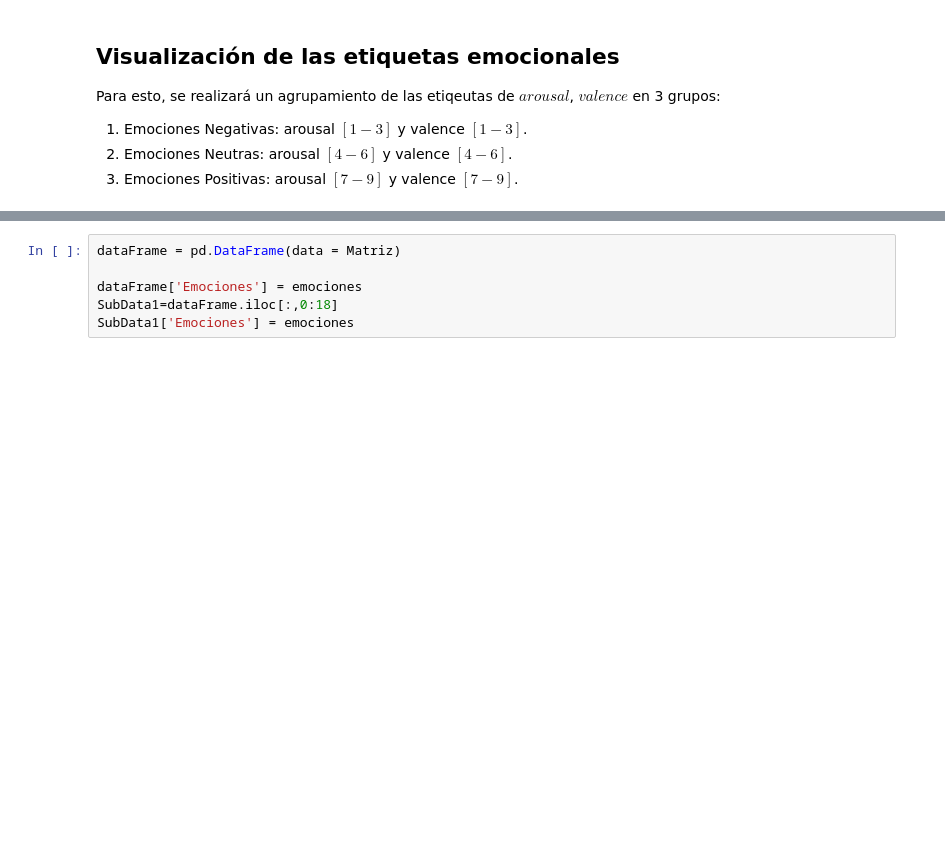
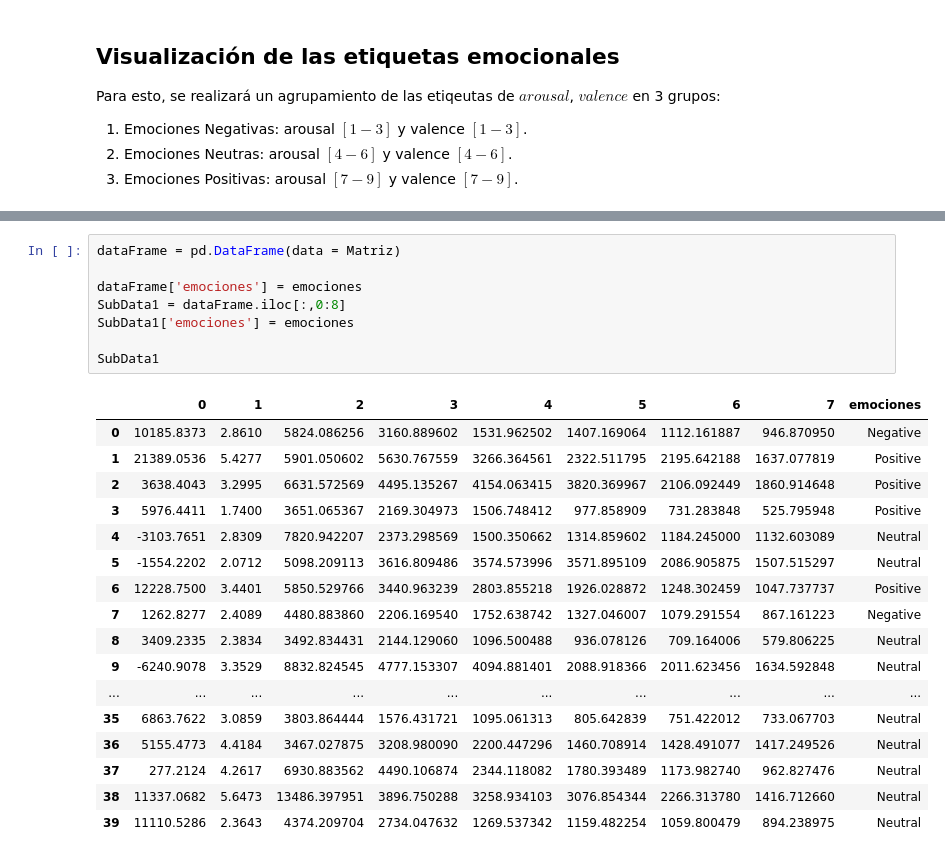
Before and after one commit to chape8/Se-alesIII, a Jupyter notebook: miniProyecto1_Intro.ipynb, the cells around one changed output, grey strips where cells are left out. Cells and saved outputs as stored; diff of their text form; blank space fills up the shorter version.

```diff
--- a/miniProyecto1_Intro.ipynb
+++ b/miniProyecto1_Intro.ipynb
@@ -476,9 +447,29 @@ for i in range(0,40):
 # %%
 dataFrame = pd.DataFrame(data = Matriz)
 
-dataFrame['Emociones'] = emociones
-SubData1=dataFrame.iloc[:,0:18]
-SubData1['Emociones'] = emociones
+dataFrame['emociones'] = emociones
+SubData1 = dataFrame.iloc[:,0:8]
+SubData1['emociones'] = emociones
+
+SubData1
+# %% [output]
+|  | 0 | 1 | 2 | 3 | 4 | 5 | 6 | 7 | emociones |
+| 0 | 10185.8373 | 2.8610 | 5824.086256 | 3160.889602 | 1531.962502 | 1407.169064 | 1112.161887 | 946.870950 | Negative |
+| 1 | 21389.0536 | 5.4277 | 5901.050602 | 5630.767559 | 3266.364561 | 2322.511795 | 2195.642188 | 1637.077819 | Positive |
+| 2 | 3638.4043 | 3.2995 | 6631.572569 | 4495.135267 | 4154.063415 | 3820.369967 | 2106.092449 | 1860.914648 | Positive |
+| 3 | 5976.4411 | 1.7400 | 3651.065367 | 2169.304973 | 1506.748412 | 977.858909 | 731.283848 | 525.795948 | Positive |
+| 4 | -3103.7651 | 2.8309 | 7820.942207 | 2373.298569 | 1500.350662 | 1314.859602 | 1184.245000 | 1132.603089 | Neutral |
+| 5 | -1554.2202 | 2.0712 | 5098.209113 | 3616.809486 | 3574.573996 | 3571.895109 | 2086.905875 | 1507.515297 | Neutral |
+| 6 | 12228.7500 | 3.4401 | 5850.529766 | 3440.963239 | 2803.855218 | 1926.028872 | 1248.302459 | 1047.737737 | Positive |
+| 7 | 1262.8277 | 2.4089 | 4480.883860 | 2206.169540 | 1752.638742 | 1327.046007 | 1079.291554 | 867.161223 | Negative |
+| 8 | 3409.2335 | 2.3834 | 3492.834431 | 2144.129060 | 1096.500488 | 936.078126 | 709.164006 | 579.806225 | Neutral |
+| 9 | -6240.9078 | 3.3529 | 8832.824545 | 4777.153307 | 4094.881401 | 2088.918366 | 2011.623456 | 1634.592848 | Neutral |
+| ... | ... | ... | ... | ... | ... | ... | ... | ... | ... |
+| 35 | 6863.7622 | 3.0859 | 3803.864444 | 1576.431721 | 1095.061313 | 805.642839 | 751.422012 | 733.067703 | Neutral |
+| 36 | 5155.4773 | 4.4184 | 3467.027875 | 3208.980090 | 2200.447296 | 1460.708914 | 1428.491077 | 1417.249526 | Neutral |
+| 37 | 277.2124 | 4.2617 | 6930.883562 | 4490.106874 | 2344.118082 | 1780.393489 | 1173.982740 | 962.827476 | Neutral |
+| 38 | 11337.0682 | 5.6473 | 13486.397951 | 3896.750288 | 3258.934103 | 3076.854344 | 2266.313780 | 1416.712660 | Neutral |
+| 39 | 11110.5286 | 2.3643 | 4374.209704 | 2734.047632 | 1269.537342 | 1159.482254 | 1059.800479 | 894.238975 | Neutral |
 # %%
 sns.set_style('darkgrid')
 #fig, ax = plt.subplots()
```
Also changed, not shown: parts of 6 cells of this notebook.
